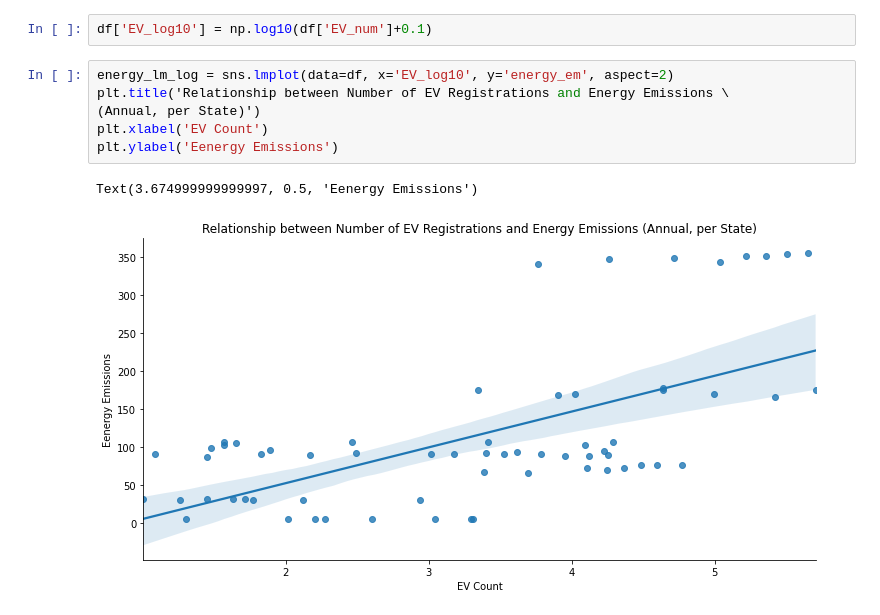
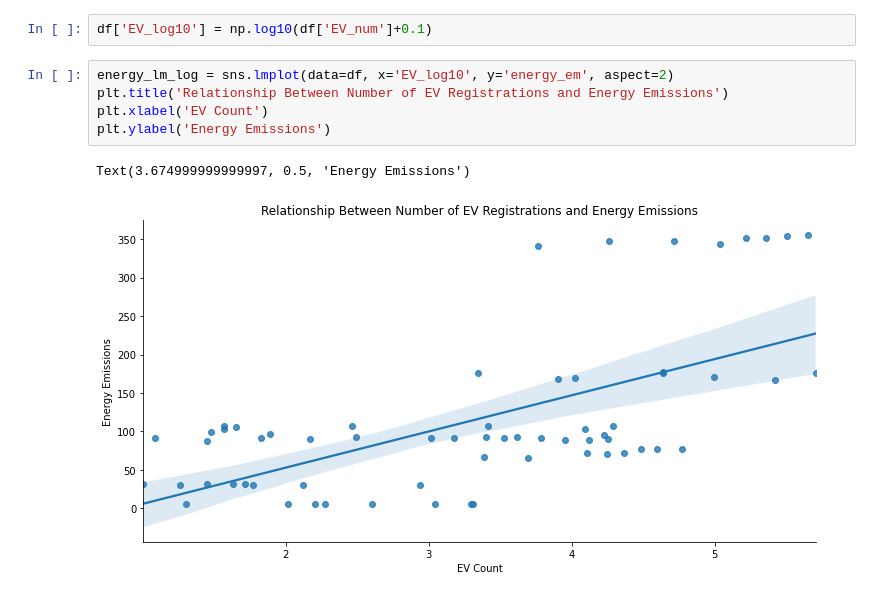
Before and after one commit to michaelgranado/EV-Count-and-CO2-Emissions-Project, a Jupyter notebook: EDACheckpointGroup039-Wi22.ipynb, the cells around one changed output. Drawn from its saved outputs; the diff is of its cells as text.

```diff
--- a/EDACheckpointGroup039-Wi22.ipynb
+++ b/EDACheckpointGroup039-Wi22.ipynb
@@ -641,10 +641,9 @@ plt.legend(title='State', bbox_to_anchor=(1.01, 1), loc='upper left', borderaxes
 df['EV_log10'] = np.log10(df['EV_num']+0.1)
 # %%
 energy_lm_log = sns.lmplot(data=df, x='EV_log10', y='energy_em', aspect=2)
-plt.title('Relationship between Number of EV Registrations and Energy Emissions \
-(Annual, per State)')
+plt.title('Relationship Between Number of EV Registrations and Energy Emissions')
 plt.xlabel('EV Count')
-plt.ylabel('Eenergy Emissions')
+plt.ylabel('Energy Emissions')
 # %% [output]
-Text(3.674999999999997, 0.5, 'Eenergy Emissions')
+Text(3.674999999999997, 0.5, 'Energy Emissions')
-[figure, old version]
+[figure, new version]
```
Also changed, not shown: parts of 8 cells of this notebook.
